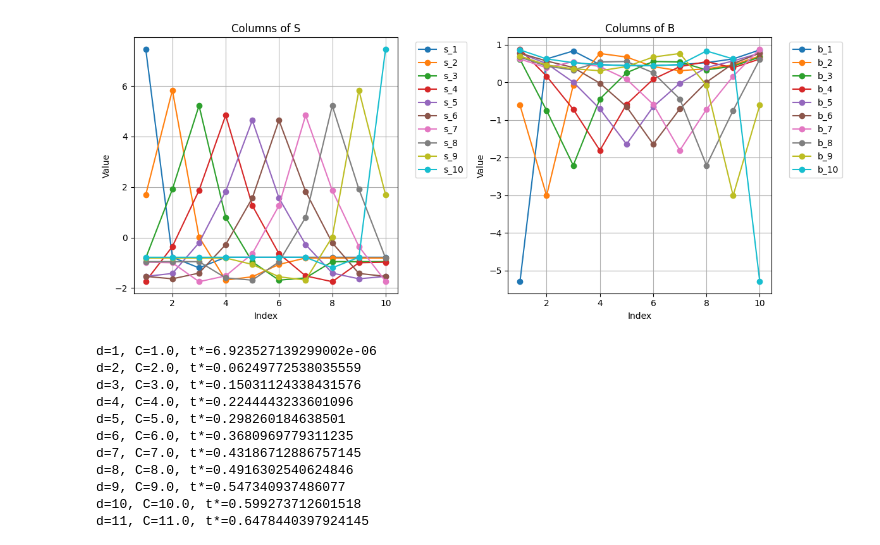
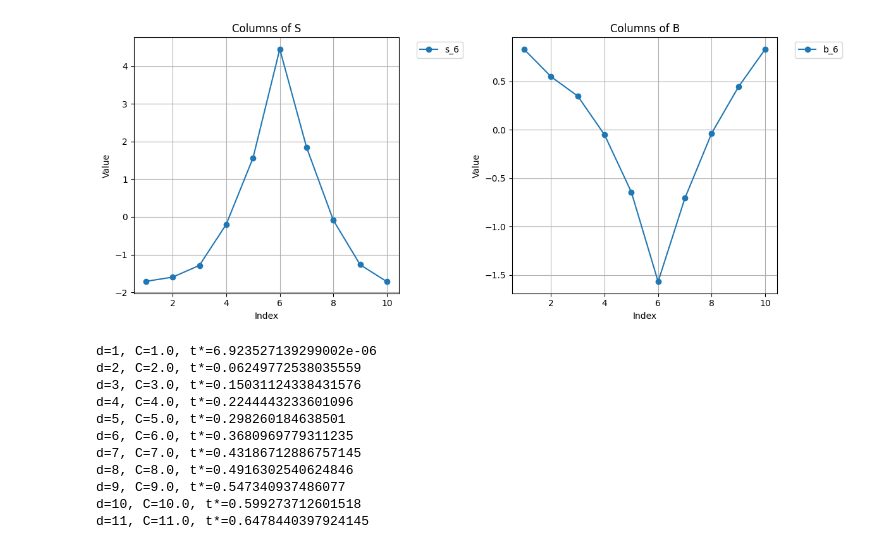
Before and after one commit to sarb9/cvxbyopt, a Jupyter notebook: code/optimal2.ipynb, the cells around one changed output. Saved outputs shown, nothing was run; the diff lists cells and outputs as text; code cells hidden in the pictures.

```diff
--- a/code/optimal2.ipynb
+++ b/code/optimal2.ipynb
@@ -240,18 +240,11 @@ def plot_worst_case_details(x, worst, C):
     plt.figure()
     plt.plot(x, v, marker="o", label="v (vertex)")
     plt.plot(x, vbar, marker="o", label="vbar")
+    plt.plot(x, v - vbar, marker="x", label="v -vbar")
     plt.title(f"Worst vertex v vs vbar (a,b)=({a+1},{b+1})")
     plt.xlabel("x")
     plt.ylabel("value")
     plt.legend()
-    plt.tight_layout()
-
-    plt.figure()
-    plt.plot(x, r, marker="o", linestyle="--", label="r = v - vbar", color="red")
-    plt.plot(x, v - vbar, marker="o", linestyle="--", label="v - vbar", color="orange")
-    plt.title("Error r = v - vbar on worst vertex")
-    plt.xlabel("x")
-    plt.ylabel("r")
     plt.tight_layout()
 
     plt.figure()
@@ -312,7 +305,7 @@ if __name__ == "__main__":
         d=d,
         C=C,
         include_endpoints=True,          # safer numerically
-        impose_zero_mean_columns=True,    # WLOG; reduces variance waste
+        impose_zero_mean_columns=False,    # WLOG; reduces variance waste
         solver="SCS",
         verbose=False
     )
@@ -343,36 +342,36 @@ Worst-case achieved value: 1.1689117480413413
 # %%
 # plot each column of S and B as a function of index
-def plot_S_B_columns(sol):
+def plot_S_B_columns(sol, indexes=range(d)):
     S = sol["S"]
     B = sol["B"]
     d = S.shape[0]
     indices = np.arange(1, d + 1)
 
     plt.figure(figsize=(12, 5))
 
     plt.subplot(1, 2, 1)
-    for i in range(d):
+    for i in indexes:
         plt.plot(indices, S[:, i], marker='o', label=f's_{i+1}')
     plt.title('Columns of S')
     plt.xlabel('Index')
     plt.ylabel('Value')
     plt.legend(bbox_to_anchor=(1.05, 1), loc='upper left')
     plt.grid()
 
     plt.subplot(1, 2, 2)
-    for i in range(d):
+    for i in indexes:
         plt.plot(indices, B[:, i], marker='o', label=f'b_{i+1}')
     plt.title('Columns of B')
     plt.xlabel('Index')
     plt.ylabel('Value')
     plt.legend(bbox_to_anchor=(1.05, 1), loc='upper left')
     plt.grid()
 
     plt.tight_layout()
     plt.show()
-plot_S_B_columns(sol)
+plot_S_B_columns(sol, indexes=[5])
 # %% [output]
-[figure, old version]
+[figure, new version]
 # %%
 # check how t* grows with d for C = d
 
```
Also changed, not shown: parts of 3 cells of this notebook, 3 other files.
